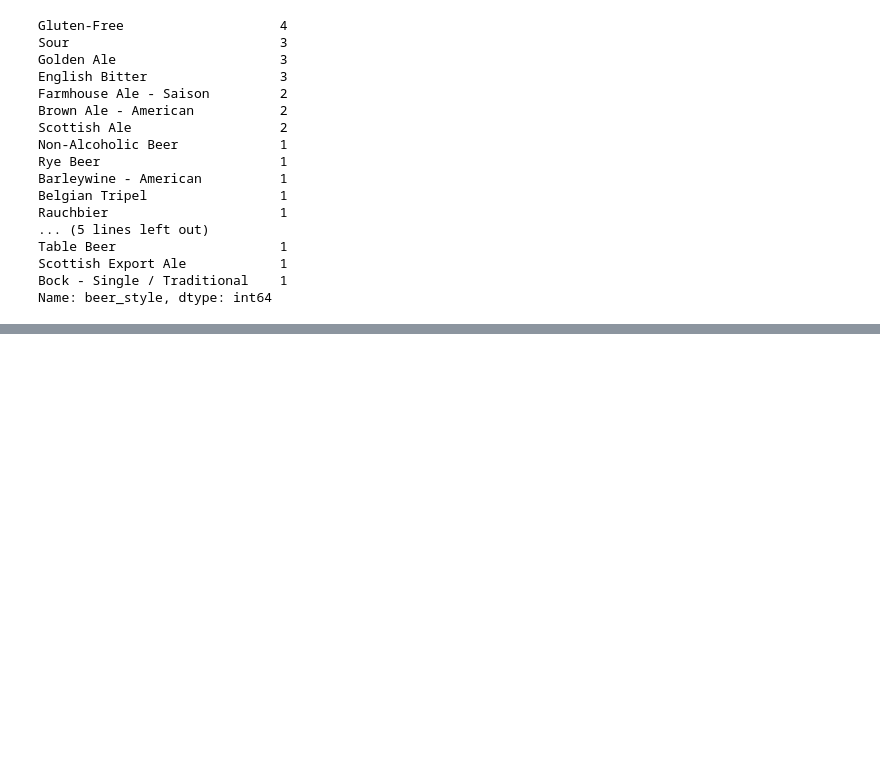
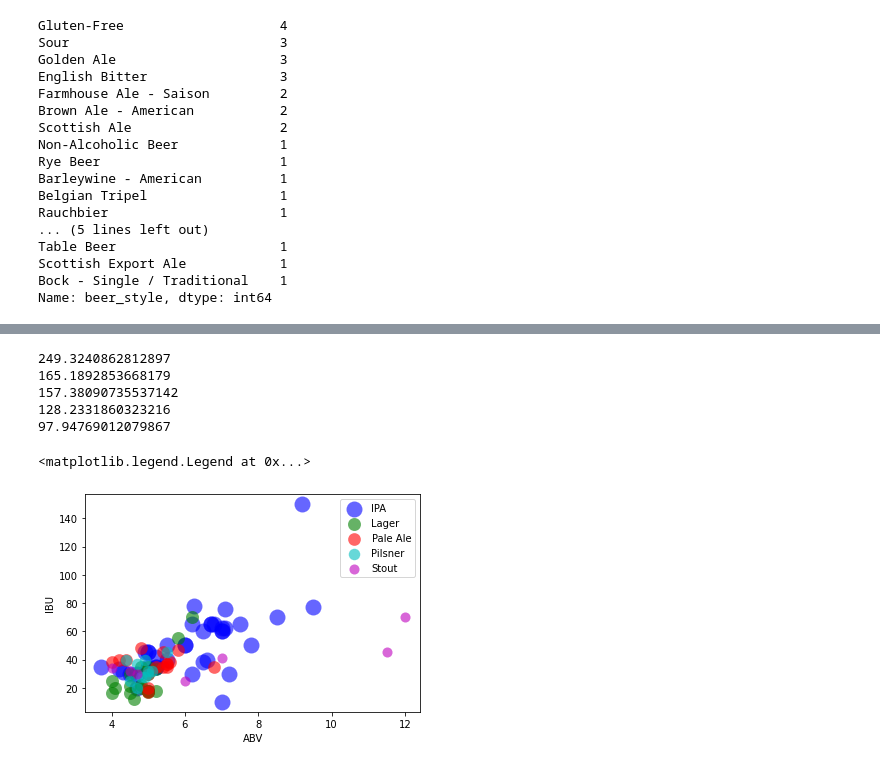
Before and after one commit to conorhamill36/beer, a Jupyter notebook: beer.ipynb, the cells around one changed output, grey strips where cells are left out. Cells and saved outputs as stored; diff of their text form; code cells hidden in the pictures; blank space fills up the shorter version.

```diff
--- a/beer.ipynb
+++ b/beer.ipynb
@@ -410,0 +416,27 @@ sort_values('user_rating_score', ascending = False)
+# %%
+fig, ax = plt.subplots()
+colors = cm.Paired(np.linspace(0, 1, len(beer_df.groupby(by='beer_style'))))     # create a bunch of colors
+colors = ['b', 'g', 'r', 'c', 'm', 'y', 'k', 'orange', 'orange', 'b', 'g', 'r', 'c', 'b', 'g', 'r', 'c', 'b', 'g', 'r', 'c']
+# print(f"Making colours: {colors}")
+
+for i, group in enumerate(beer_df[beer_df["beer_ibu"] > 0].groupby(by='beer_style').filter(lambda x: len(x) > 6).groupby(by='beer_style')):
+#     print(i)
+#     print(group[0])
+#     print(group[1][["beer_abv","beer_ibu"]])
+    sizes = [10 * rating for rating in group[1]["user_rating_score"]]
+    sizes = np.linalg.norm(sizes)
+    print(sizes)
+#     print(len(sizes))
+#     print(len(group[1]["beer_abv"]))
+    ax.scatter(x = group[1]["beer_abv"], y = group[1]["beer_ibu"], alpha = 0.6, s=sizes, color=colors[i], linewidth=0.1, label=group[0])
+
+ax.set(xlabel = 'ABV', ylabel = 'IBU')
+plt.legend()
+# %% [output]
+249.3240862812897
+165.1892853668179
+157.38090735537142
+128.2331860323216
+97.94769012079867
+<matplotlib.legend.Legend at 0x...>
+[figure, added]
```
Also changed, not shown: parts of 3 cells of this notebook.
